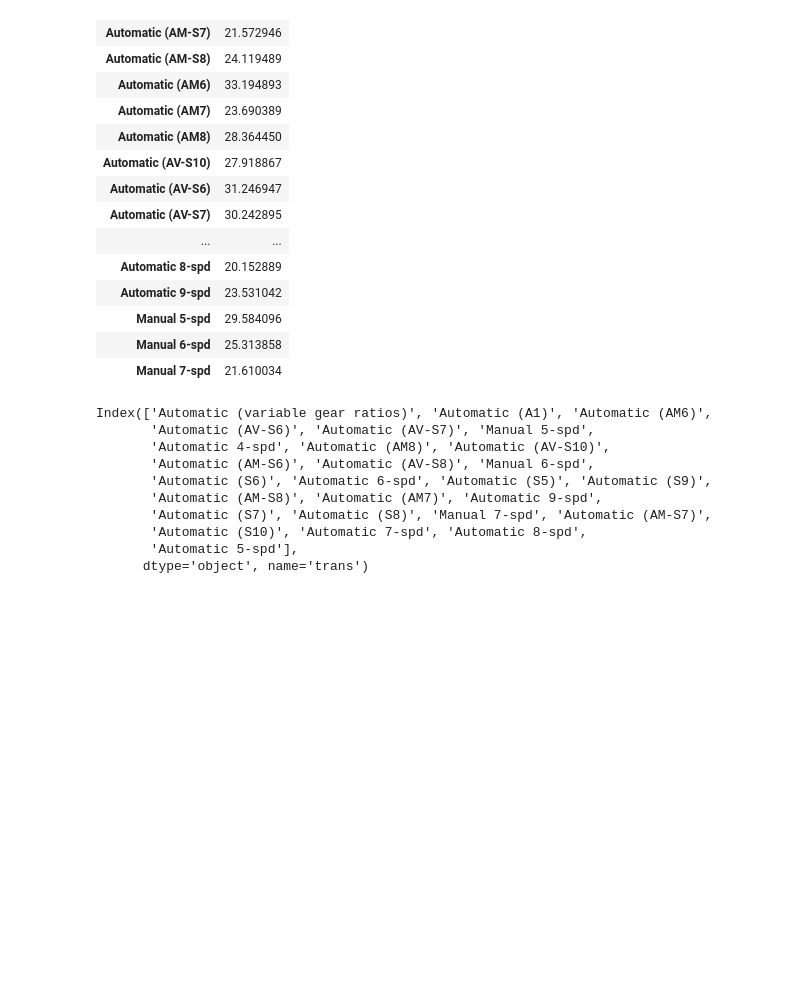
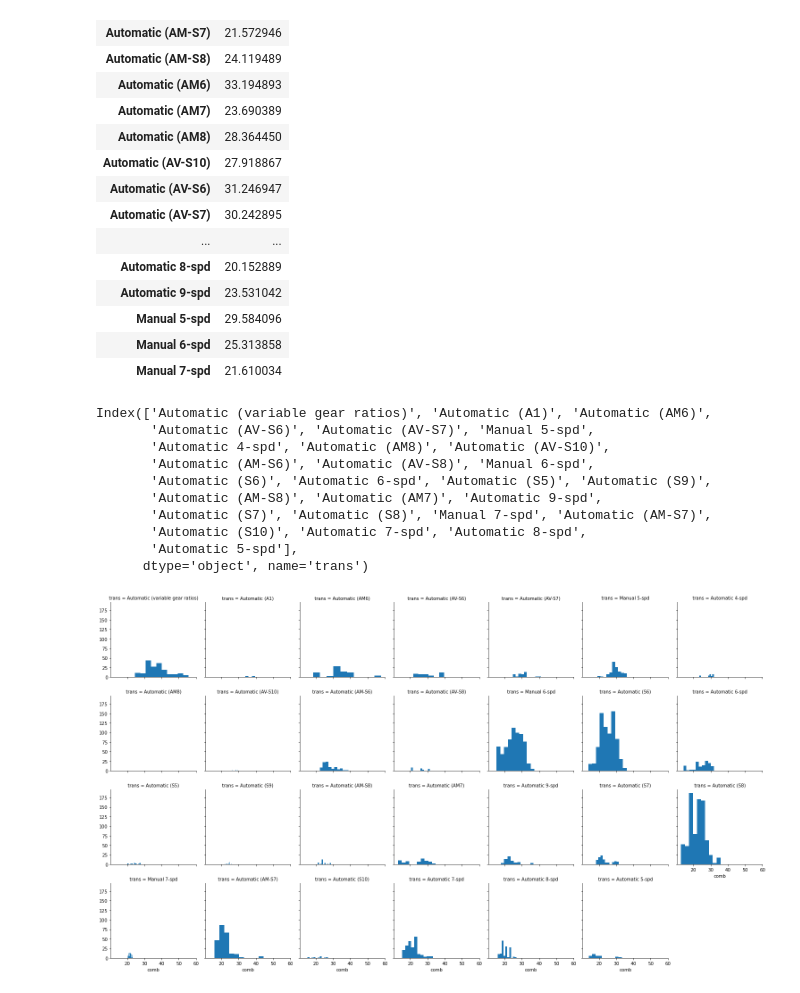
Before and after one commit to JESurzyn/data_analysis_udacity, a Jupyter notebook: data_viz/bivariate_practice/faceting_charts.ipynb, the cells around one changed output. Cells and saved outputs as stored; diff of their text form; code cells hidden in the pictures; blank space fills up the shorter version.

Commit message:
bar plots for bivariate

```diff
--- a/data_viz/bivariate_practice/faceting_charts.ipynb
+++ b/data_viz/bivariate_practice/faceting_charts.ipynb
@@ -95,4 +95,6 @@ Index(['Automatic (variable gear ratios)', 'Automatic (A1)', 'Automatic (AM6)',
 # %%
 #Use the argument col_order to display the FacetGrid in the desireable group_order
 g= sns.FacetGrid(data=fuel_econ, col='trans', col_wrap=7, col_order=group_order)
-g.map(plt)
+g.map(plt.hist, 'comb');
+# %% [output]
+[figure, added]
```
Also changed, not shown: 1 other file.
